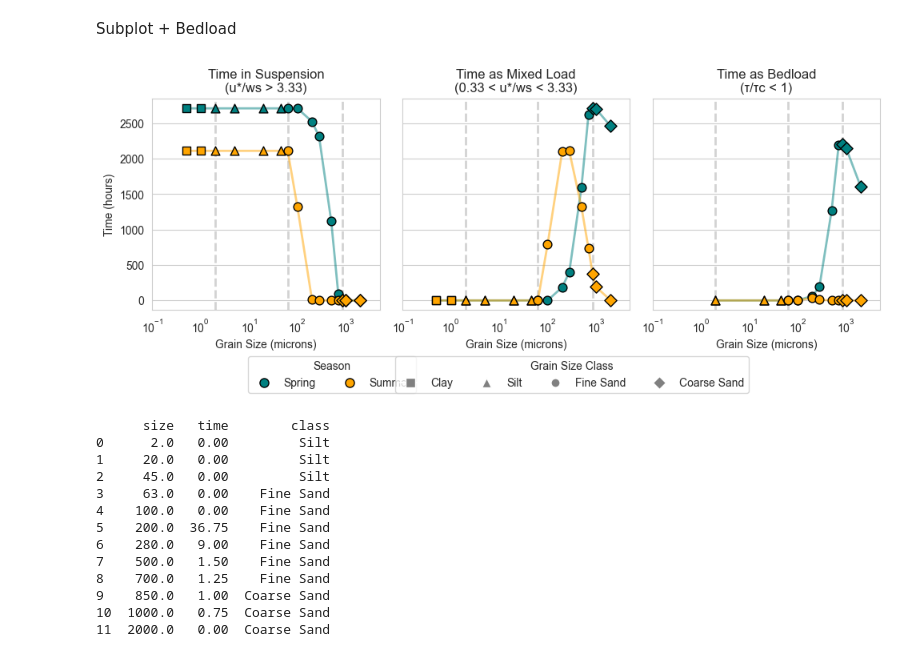
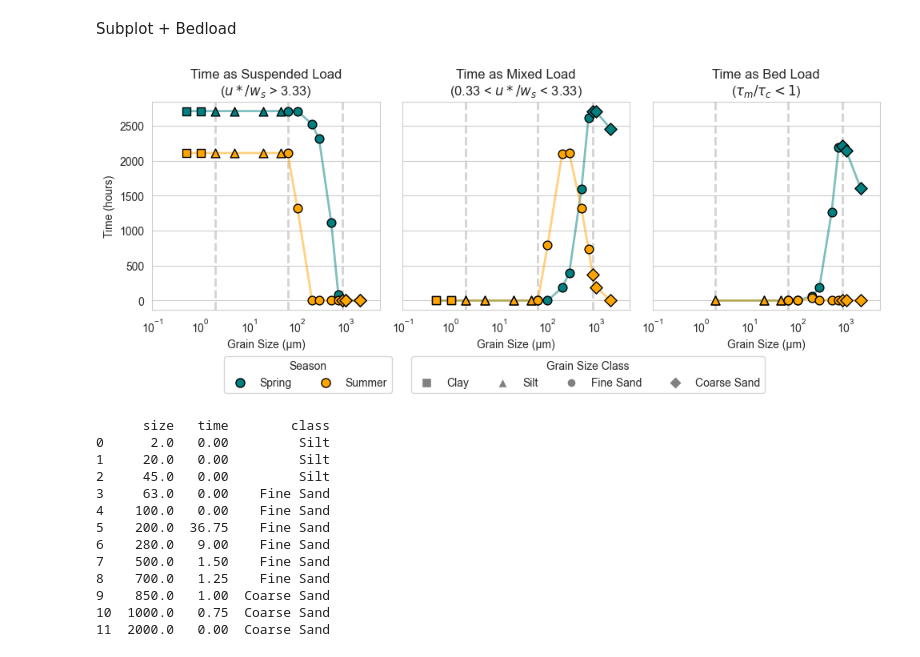
Before and after one commit to nicole-hucke/sediment_trap_paper, a Jupyter notebook: data_analysis/modes_of_transport/modes_of_transport_analysis.ipynb, the cells around one changed output. Drawn from its saved outputs; the diff is of its cells as text; code cells hidden in the pictures.

Commit message:
supporting information mode of transport plot

```diff
--- a/data_analysis/modes_of_transport/modes_of_transport_analysis.ipynb
+++ b/data_analysis/modes_of_transport/modes_of_transport_analysis.ipynb
@@ -961,6 +961,7 @@ markers = {'Clay': 's', 'Silt': '^', 'Fine Sand': 'o', 'Coarse Sand': 'D'}
 sns.set_style('whitegrid')
 
 fig, axes = plt.subplots(1, 3, figsize=(10, 4.5), sharey=True)
+sns.set_style('whitegrid')
 
 # set the same x-axis limits for all subplots
 x_min = 0.1   # or min grain size in your data
@@ -974,9 +975,9 @@ for boundary in [2, 63, 850]:
     ax.axvline(x=boundary, color='lightgray', linestyle='--', linewidth=2, zorder=1)
 subplot_season(ax, suspended_spring_times, 'Spring', season_colors['Spring'], markers)
 subplot_season(ax, suspended_summer_times, 'Summer', season_colors['Summer'], markers)
-ax.set_xlabel('Grain Size (microns)')
+ax.set_xlabel('Grain Size (µm)')
 ax.set_ylabel('Time (hours)')
-ax.set_title('Time in Suspension\n(u*/ws > 3.33)')
+ax.set_title(r'Time as Suspended Load' + '\n' + r'($u*/w_{s}$ > 3.33)')
 ax.set_xscale('log')
 ax.xaxis.grid(False)
 
@@ -986,46 +987,46 @@ for boundary in [2, 63, 850]:
     ax.axvline(x=boundary, color='lightgray', linestyle='--', linewidth=2, zorder=1)
 subplot_season(ax, mixed_spring_times, 'Spring', season_colors['Spring'], markers)
 subplot_season(ax, mixed_summer_times, 'Summer', season_colors['Summer'], markers)
-ax.set_xlabel('Grain Size (microns)')
-ax.set_title('Time as Mixed Load\n(0.33 < u*/ws < 3.33)')
+ax.set_xlabel('Grain Size (µm)')
+ax.set_title(r'Time as Mixed Load' + '\n' + r'(0.33 < $u*/w_{s}$ < 3.33)')
 ax.set_xscale('log')
 ax.xaxis.grid(False)
 
 # bedload plot (right)
 ax = axes[2]
 for boundary in [2, 63, 850]:
     ax.axvline(x=boundary, color='lightgray', linestyle='--', linewidth=2, zorder=1)
 subplot_season(ax, bedload_spring_times, 'Spring', season_colors['Spring'], markers)
 subplot_season(ax, bedload_summer_times, 'Summer', season_colors['Summer'], markers)
-ax.set_xlabel('Grain Size (microns)')
-ax.set_title('Time as Bedload\n(τ/τc < 1)')
+ax.set_xlabel('Grain Size (µm)')
+ax.set_title(r'Time as Bed Load' + '\n' + r'($\tau_m/\tau_c < 1$)')
 ax.set_xscale('log')
 ax.xaxis.grid(False)
 
 plt.tight_layout(rect=[0, 0.15, 1, 1])  # leave space at the bottom for legends
 
 # Legends at the bottom
 # season legend (color dots with black edge)
 season_legend = [
     Line2D([0], [0], marker='o', color='w', label=season,
             markerfacecolor=color, markeredgecolor='black', markersize=8)
     for season, color in season_colors.items()
 ]
 # Grain size class legend (gray shapes with black edge)
 class_legend = [
     Line2D([0], [0], marker=marker, color='w', label=grain_class,
             markerfacecolor='gray', markersize=8)
     for grain_class, marker in markers.items()
 ]
 
 # Add legends below both plots
-fig.legend(handles=season_legend, title='Season', loc='lower center', bbox_to_anchor=(0.30, 0.05), ncol=len(season_legend))
-fig.legend(handles=class_legend, title='Grain Size Class', loc='lower center', bbox_to_anchor=(0.60, 0.05), ncol=len(class_legend))
+fig.legend(handles=season_legend, title='Season', loc='lower center', bbox_to_anchor=(0.27, 0.05), ncol=len(season_legend))
+fig.legend(handles=class_legend, title='Grain Size Class', loc='lower center', bbox_to_anchor=(0.62, 0.05), ncol=len(class_legend))
 
 plt.savefig('spring_summer_suspension_mixed_bedload_times.png', dpi=300, bbox_inches='tight')
 plt.show()
 # %% [output]
-[figure, old version]
+[figure, new version]
 # %%
 print(bedload_summer_times)
 # %% [output]
```
Also changed, not shown: 3 other files.
